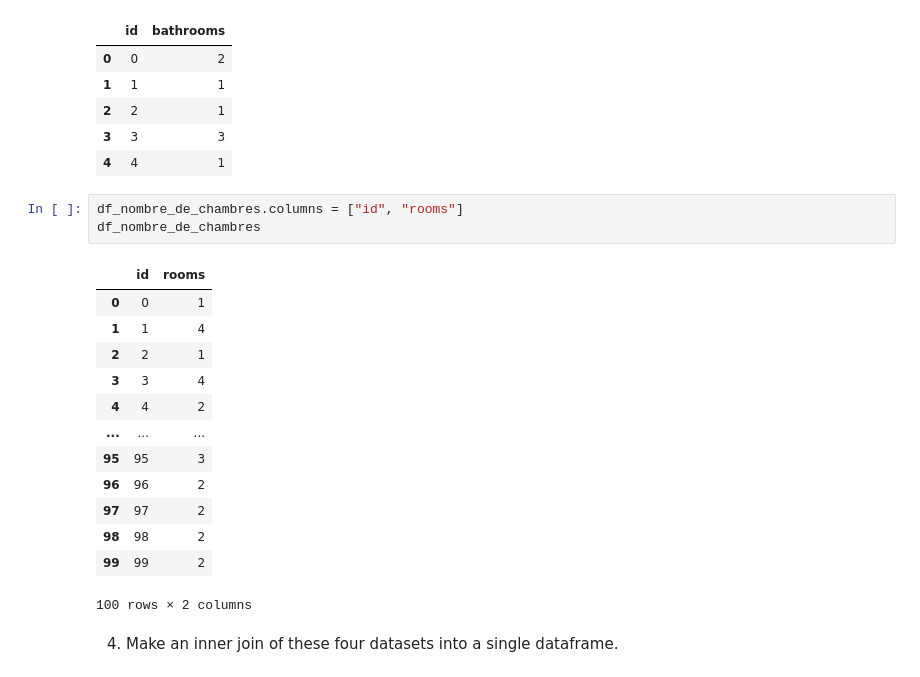
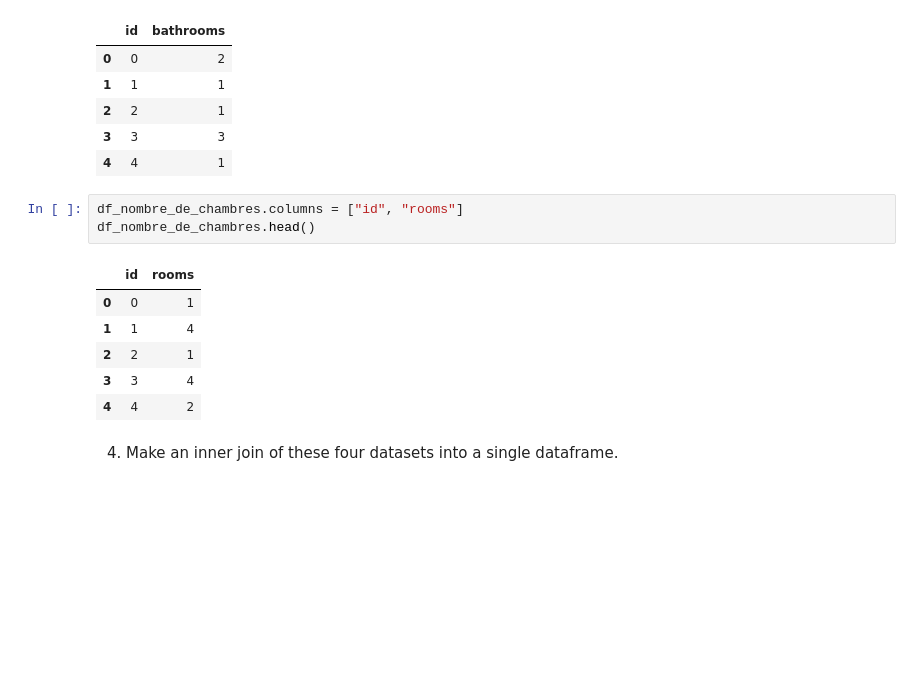
Before and after one commit to aevlkm/eda, a Jupyter notebook: 01_EDA/01b-House_market.ipynb, the cells around one changed output. Cells and saved outputs as stored; diff of their text form; blank space fills up the shorter version.

```diff
--- a/01_EDA/01b-House_market.ipynb
+++ b/01_EDA/01b-House_market.ipynb
@@ -49,21 +49,14 @@ df_nombre_de_sdb.head()
 | 4 | 4 | 1 |
 # %%
 df_nombre_de_chambres.columns = ["id", "rooms"]
-df_nombre_de_chambres
+df_nombre_de_chambres.head()
 # %% [output]
 |  | id | rooms |
 | 0 | 0 | 1 |
 | 1 | 1 | 4 |
 | 2 | 2 | 1 |
 | 3 | 3 | 4 |
 | 4 | 4 | 2 |
-| ... | ... | ... |
-| 95 | 95 | 3 |
-| 96 | 96 | 2 |
-| 97 | 97 | 2 |
-| 98 | 98 | 2 |
-| 99 | 99 | 2 |
-100 rows × 2 columns
 # %% [markdown]
 4. Make an inner join of these four datasets into a single dataframe.
 # %%
```
